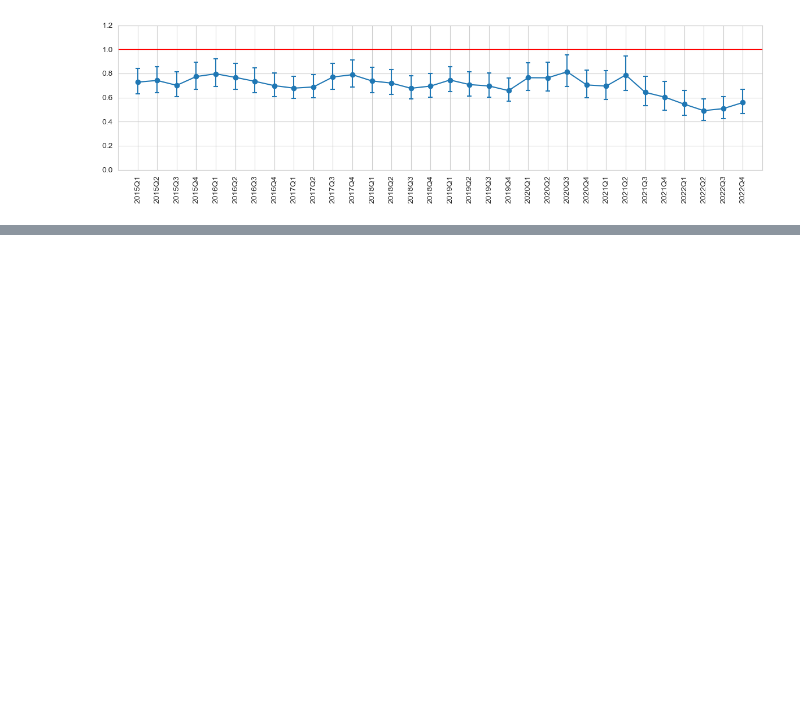
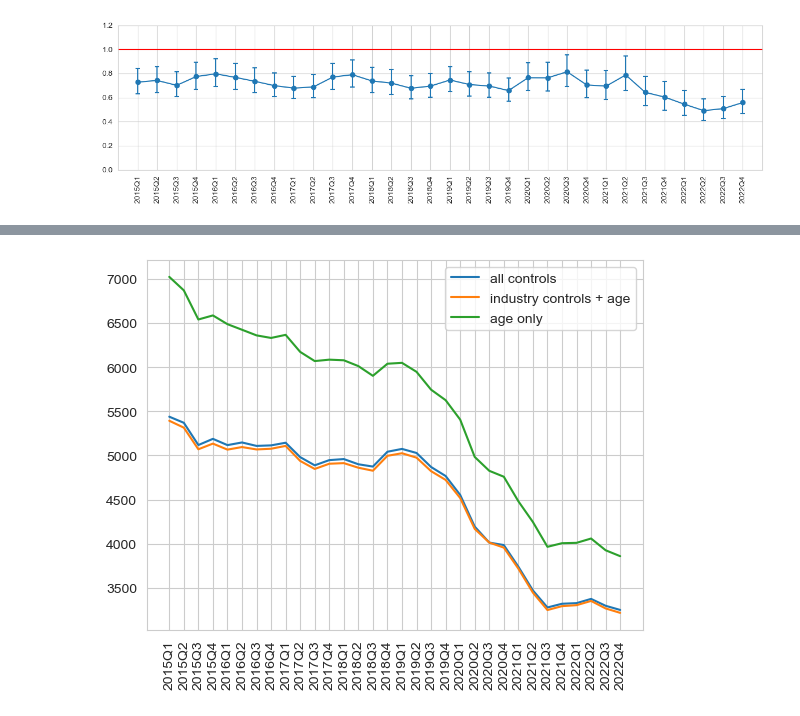
Before and after one commit to crisla/TenMoCoS, a Jupyter notebook: Figure_2_age3040_agefix_cohab_coefs.ipynb, the cells around one changed output, grey strips where cells are left out. Drawn from its saved outputs; the diff is of its cells as text; code cells hidden in the pictures; blank space fills up the shorter version.

```diff
--- a/Figure_2_age3040_agefix_cohab_coefs.ipynb
+++ b/Figure_2_age3040_agefix_cohab_coefs.ipynb
@@ -397,0 +536,9 @@ array([7023, 6870, 6540, 6586, 6487, 6424, 6360, 6331, 6366, 6173, 6069,
+# %%
+plt.plot(qs[t15:],obs[t15:],label='all controls')
+plt.plot(qs[t15:],obs_ind,label='industry controls + age')
+plt.plot(qs[t15:],obs_age,label='age only')
+plt.legend()
+plt.xticks(rotation=90)
+plt.show()
+# %% [output]
+[figure, added]
```
Also changed, not shown: parts of 19 cells of this notebook, 35 other files.
